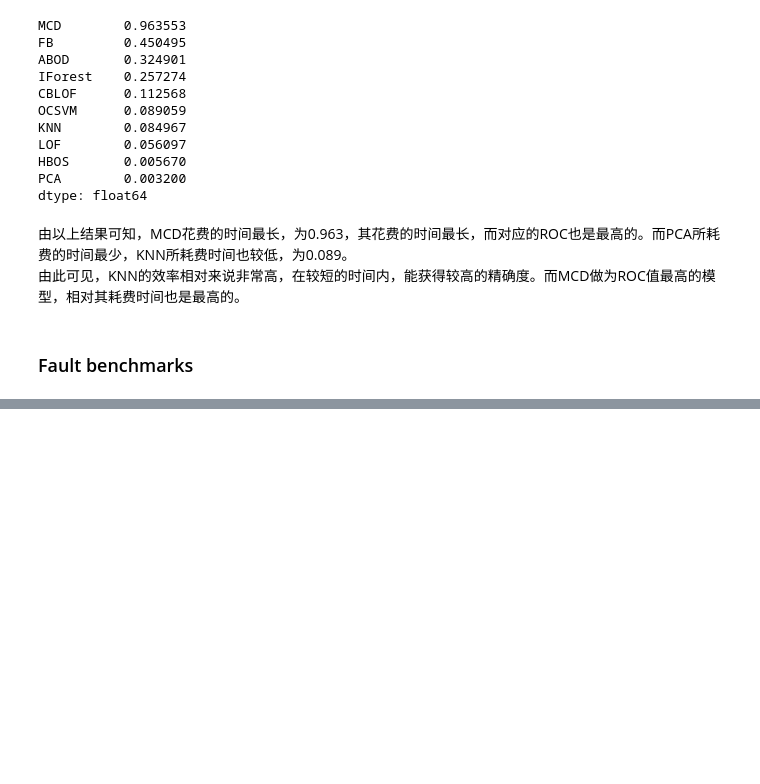
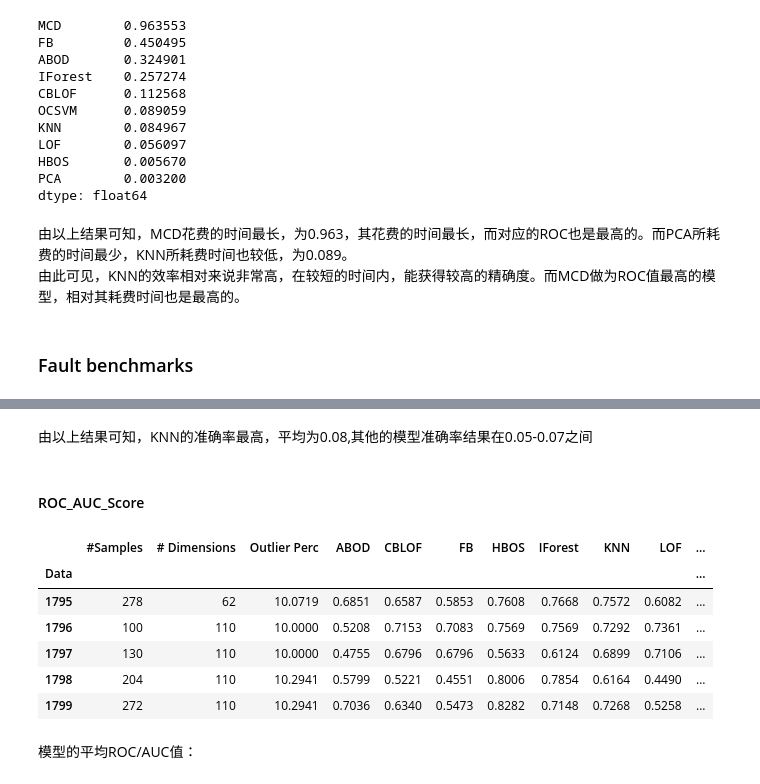
Before and after one commit to Wchoward/DataMiningClass, a Jupyter notebook: assignment4/outlier.ipynb, the cells around one changed output, grey strips where cells are left out. Cells and saved outputs as stored; diff of their text form; code cells hidden in the pictures; blank space fills up the shorter version.

```diff
--- a/assignment4/outlier.ipynb
+++ b/assignment4/outlier.ipynb
@@ -259,0 +293,16 @@ dtype: float64
+# %% [markdown]
+由以上结果可知，KNN的准确率最高，平均为0.08,其他的模型准确率结果在0.05-0.07之间
+# %% [markdown]
+#### ROC_AUC_Score
+# %%
+fault_roc_df.iloc[-6:-1]
+# %% [output]
+|  | #Samples | # Dimensions | Outlier Perc | ABOD | CBLOF | FB | HBOS | IForest | KNN | LOF | ... |
+| Data |  |  |  |  |  |  |  |  |  |  | ... |
+| 1795 | 278 | 62 | 10.0719 | 0.6851 | 0.6587 | 0.5853 | 0.7608 | 0.7668 | 0.7572 | 0.6082 | ... |
+| 1796 | 100 | 110 | 10.0000 | 0.5208 | 0.7153 | 0.7083 | 0.7569 | 0.7569 | 0.7292 | 0.7361 | ... |
+| 1797 | 130 | 110 | 10.0000 | 0.4755 | 0.6796 | 0.6796 | 0.5633 | 0.6124 | 0.6899 | 0.7106 | ... |
+| 1798 | 204 | 110 | 10.2941 | 0.5799 | 0.5221 | 0.4551 | 0.8006 | 0.7854 | 0.6164 | 0.4490 | ... |
+| 1799 | 272 | 110 | 10.2941 | 0.7036 | 0.6340 | 0.5473 | 0.8282 | 0.7148 | 0.7268 | 0.5258 | ... |
+# %% [markdown]
+模型的平均ROC/AUC值：
```
Also changed, not shown: parts of 13 cells of this notebook.
